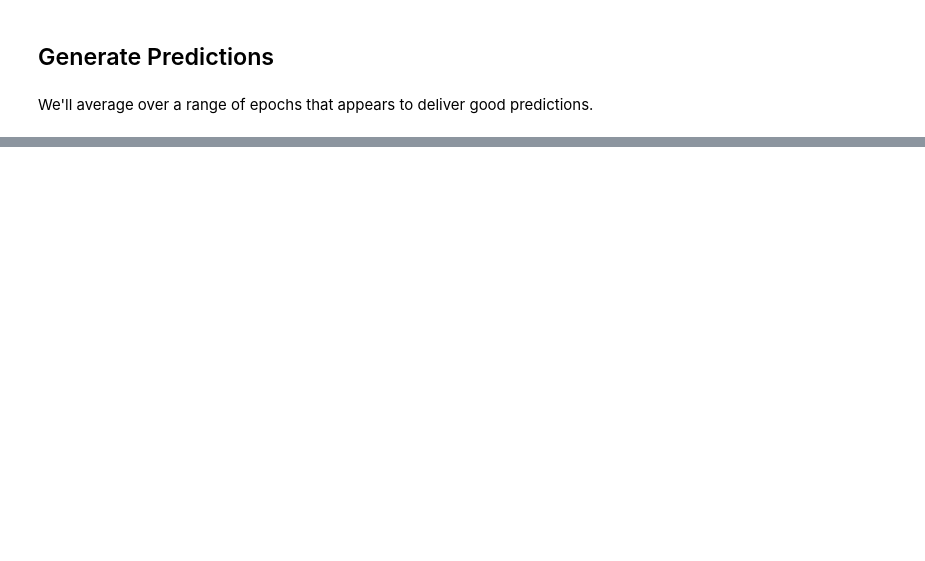
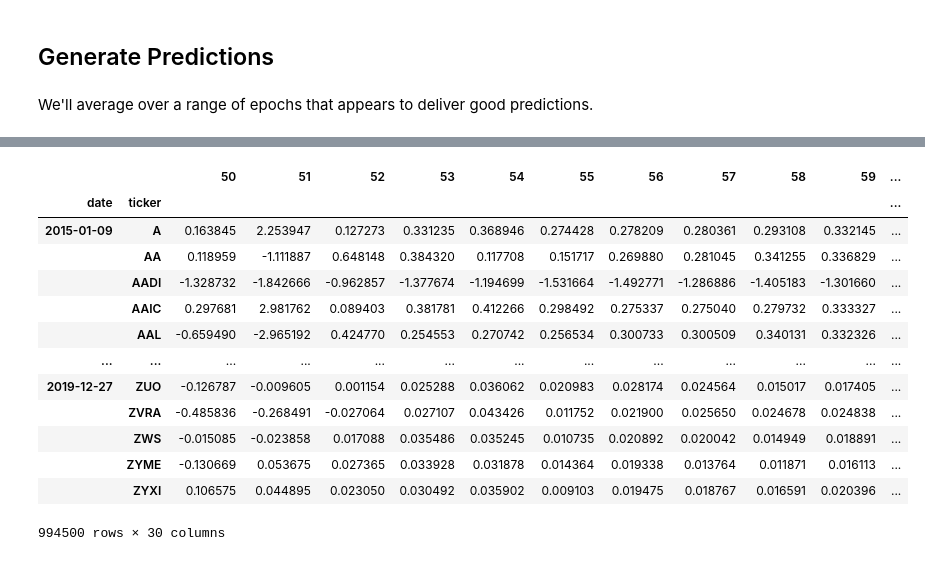
Before and after one commit to ChoiInYeol/Asset-pricing-models-using-deep-learning-networks, a Jupyter notebook: 10_conditional_autoencoder_for_asset_pricing_KR_model.ipynb, the cells around one changed output, grey strips where cells are left out. Drawn from its saved outputs; the diff is of its cells as text; code cells hidden in the pictures; blank space fills up the shorter version.

```diff
--- a/10_conditional_autoencoder_for_asset_pricing_KR_model.ipynb
+++ b/10_conditional_autoencoder_for_asset_pricing_KR_model.ipynb
@@ -315,7 +315,7 @@ ________________________________________________________________________________
 YEAR = 52
 # %%
 cv = MultipleTimeSeriesCV(n_splits=5, # 5
-                          train_period_length=20*YEAR,
+                          train_period_length=10*YEAR,
                           test_period_length=1*YEAR,
                           lookahead=1)
 # %%
@@ -332,13 +332,13 @@ def get_train_valid_data(data, train_idx, val_idx):
 ### Hyperparameter Options
 # %%
 factor_opts = [2, 3, 4, 5, 6] # 2, 3, 4, 5, 6
-unit_opts = [32] # 8, 16, 32
+unit_opts = [8, 16, 32] # 8, 16, 32
 # %%
 param_grid = list(product(unit_opts, factor_opts))
 # %% [markdown]
 ### Run Cross-Validation
 # %%
-batch_size = 256
+batch_size = 32
 # %%
 cols = ['units', 'n_factors', 'fold', 'epoch', 'ic_mean',
         'ic_daily_mean', 'ic_daily_std', 'ic_daily_median']
@@ -537,10 +537,10 @@ fig.savefig(results_path / 'cv_performance', dpi=600);
 We'll average over a range of epochs that appears to deliver good predictions.
 # %%
 n_factors = 4
-units = 32
-batch_size = 256
-first_epoch = 50
-last_epoch = 80
+units = 16
+batch_size = 32
+first_epoch = 160
+last_epoch = 190
 # %%
 predictions = []
 for epoch in tqdm(list(range(first_epoch, last_epoch))):
@@ -587,2 +587,19 @@ memory usage: 70.7+ MB
 # %%
 predictions_combined.to_hdf(results_path / 'predictions.h5', 'predictions')
+# %%
+predictions_combined
+# %% [output]
+|  |  | 50 | 51 | 52 | 53 | 54 | 55 | 56 | 57 | 58 | 59 | ... |
+| date | ticker |  |  |  |  |  |  |  |  |  |  | ... |
+| 2015-01-09 | A | 0.163845 | 2.253947 | 0.127273 | 0.331235 | 0.368946 | 0.274428 | 0.278209 | 0.280361 | 0.293108 | 0.332145 | ... |
+|  | AA | 0.118959 | -1.111887 | 0.648148 | 0.384320 | 0.117708 | 0.151717 | 0.269880 | 0.281045 | 0.341255 | 0.336829 | ... |
+|  | AADI | -1.328732 | -1.842666 | -0.962857 | -1.377674 | -1.194699 | -1.531664 | -1.492771 | -1.286886 | -1.405183 | -1.301660 | ... |
+|  | AAIC | 0.297681 | 2.981762 | 0.089403 | 0.381781 | 0.412266 | 0.298492 | 0.275337 | 0.275040 | 0.279732 | 0.333327 | ... |
+|  | AAL | -0.659490 | -2.965192 | 0.424770 | 0.254553 | 0.270742 | 0.256534 | 0.300733 | 0.300509 | 0.340131 | 0.332326 | ... |
+| ... | ... | ... | ... | ... | ... | ... | ... | ... | ... | ... | ... | ... |
+| 2019-12-27 | ZUO | -0.126787 | -0.009605 | 0.001154 | 0.025288 | 0.036062 | 0.020983 | 0.028174 | 0.024564 | 0.015017 | 0.017405 | ... |
+|  | ZVRA | -0.485836 | -0.268491 | -0.027064 | 0.027107 | 0.043426 | 0.011752 | 0.021900 | 0.025650 | 0.024678 | 0.024838 | ... |
+|  | ZWS | -0.015085 | -0.023858 | 0.017088 | 0.035486 | 0.035245 | 0.010735 | 0.020892 | 0.020042 | 0.014949 | 0.018891 | ... |
+|  | ZYME | -0.130669 | 0.053675 | 0.027365 | 0.033928 | 0.031878 | 0.014364 | 0.019338 | 0.013764 | 0.011871 | 0.016113 | ... |
+|  | ZYXI | 0.106575 | 0.044895 | 0.023050 | 0.030492 | 0.035902 | 0.009103 | 0.019475 | 0.018767 | 0.016591 | 0.020396 | ... |
+994500 rows × 30 columns
```
Also changed, not shown: parts of 15 cells of this notebook, 5 other files.
